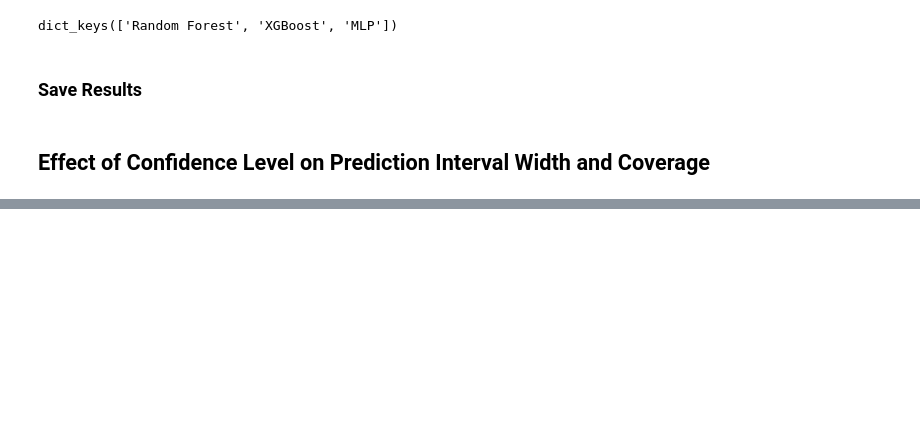
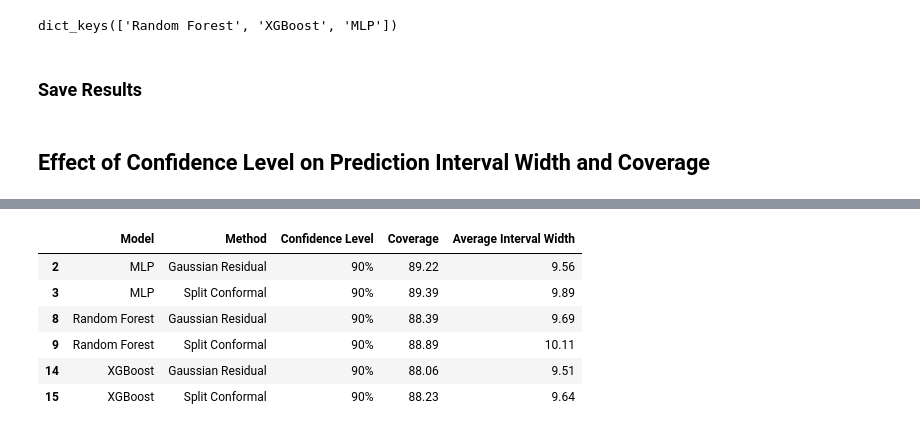
Before and after one commit to khethiwentshangase22-ops/NITheCS_Project, a Jupyter notebook: Temperature_Prediction.ipynb, the cells around one changed output, grey strips where cells are left out. Drawn from its saved outputs; the diff is of its cells as text; code cells hidden in the pictures; blank space fills up the shorter version.

```diff
--- a/Temperature_Prediction.ipynb
+++ b/Temperature_Prediction.ipynb
@@ -956,0 +1133,26 @@ plt.show()
+# %%
+comparison_90_df = interval_comparison_df[
+    interval_comparison_df["Confidence Level"] == 0.90
+].copy()
+
+comparison_90_df["Confidence Level"] = (
+    comparison_90_df["Confidence Level"] * 100
+).astype(int).astype(str) + "%"
+
+comparison_90_df["Coverage"] = (
+    comparison_90_df["Coverage"] * 100
+).round(2)
+
+comparison_90_df["Average Interval Width"] = (
+    comparison_90_df["Average Interval Width"]
+).round(2)
+
+comparison_90_df
+# %% [output]
+|  | Model | Method | Confidence Level | Coverage | Average Interval Width |
+| 2 | MLP | Gaussian Residual | 90% | 89.22 | 9.56 |
+| 3 | MLP | Split Conformal | 90% | 89.39 | 9.89 |
+| 8 | Random Forest | Gaussian Residual | 90% | 88.39 | 9.69 |
+| 9 | Random Forest | Split Conformal | 90% | 88.89 | 10.11 |
+| 14 | XGBoost | Gaussian Residual | 90% | 88.06 | 9.51 |
+| 15 | XGBoost | Split Conformal | 90% | 88.23 | 9.64 |
```
Also changed, not shown: parts of 29 cells of this notebook.
